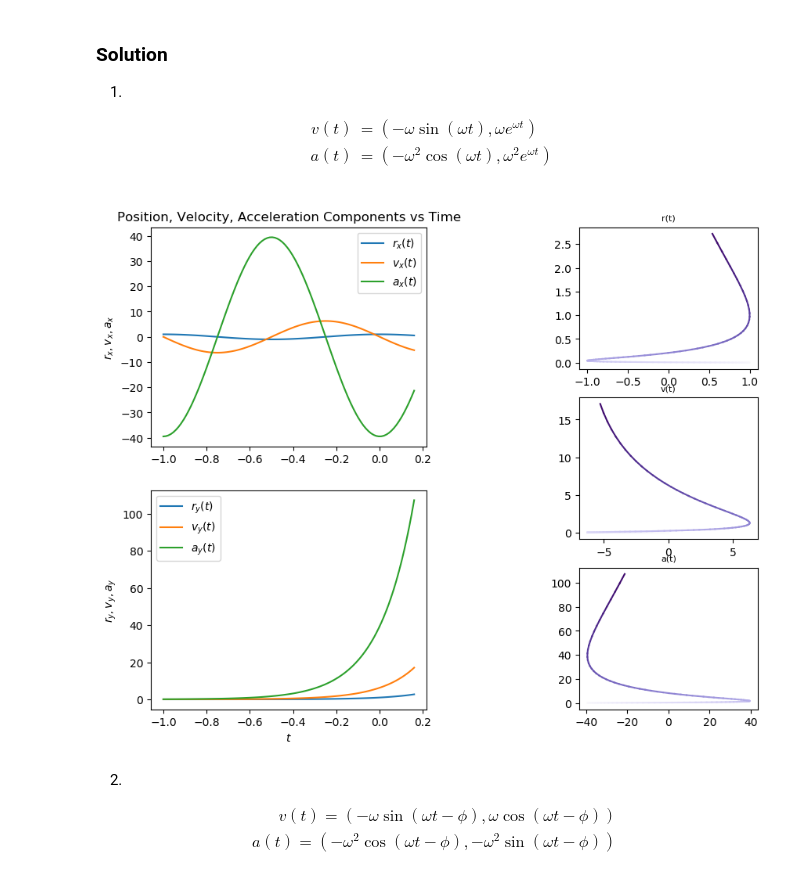
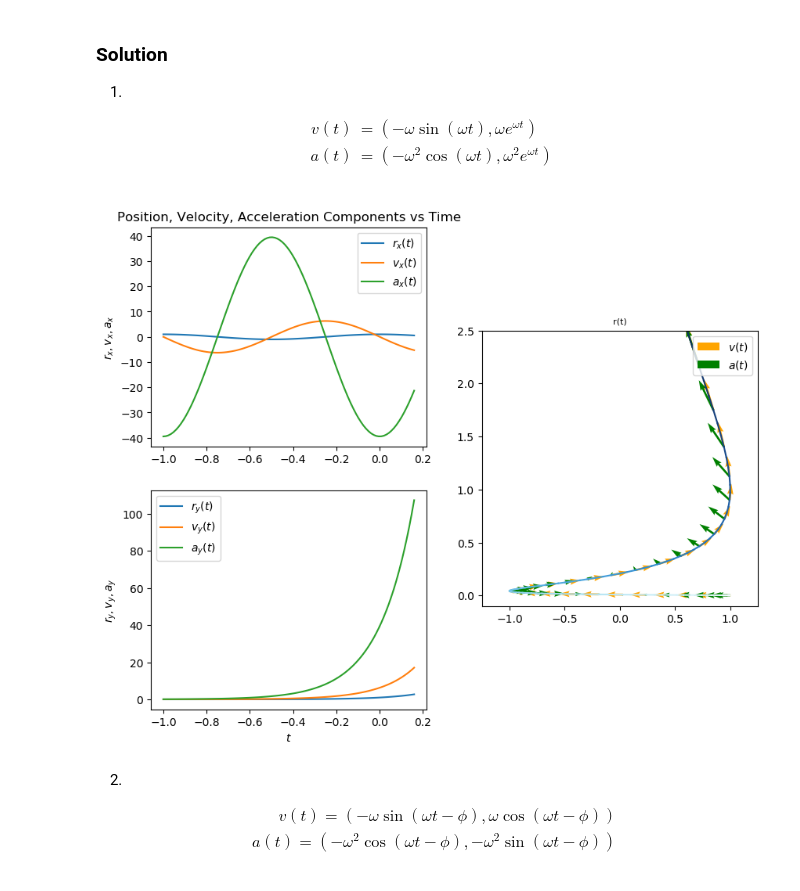
Before and after one commit to chaaland/classical-mechanics-ttm, a Jupyter notebook: Chapter2/Chapter2.ipynb, the cells around one changed output. Saved outputs shown, nothing was run; the diff lists cells and outputs as text; code cells hidden in the pictures.

```diff
--- a/Chapter2/Chapter2.ipynb
+++ b/Chapter2/Chapter2.ipynb
@@ -346,44 +349,45 @@ t_vals = LinRange(-1, 1/(2*pi), 100)
 omega = 2 * pi
 
 r_x = cos.(omega * t_vals);
 r_y = exp.(omega * t_vals);
 
 v_x = -omega * sin.(omega * t_vals);
 v_y = omega * exp.(omega * t_vals);
 
 a_x = -omega^2 * cos.(omega * t_vals);
 a_y = omega^2 * exp.(omega * t_vals);
 
 figure(figsize=(10,8))
 subplot(221)
 plot(t_vals, r_x, label=L"r_x(t)");
 plot(t_vals, v_x, label=L"v_x(t)");
 plot(t_vals, a_x, label=L"a_x(t)");
 title("Position, Velocity, Acceleration Components vs Time")
 ylabel(L"$r_x,v_x,a_x$");
 legend();
 
 subplot(223)
 plot(t_vals, r_y, label=L"r_y(t)");
 plot(t_vals, v_y, label=L"v_y(t)");
 plot(t_vals, a_y, label=L"a_y(t)");
 ylabel(L"$r_y,v_y,a_y$");
 xlabel(L"$t$");
 legend();
 
-subplot(333)
-plot_smooth_colors(r_x, r_y, "Purples")
+# subplot(324)
+subplot(122)
+plot_smooth_colors(r_x, r_y, "Blues")
+quiver(r_x[1:3:end], r_y[1:3:end], v_x[1:3:end], v_y[1:3:end], color="orange", label=L"$v(t)$")
+quiver(r_x[1:3:end], r_y[1:3:end], a_x[1:3:end], a_y[1:3:end], color="green", label=L"$a(t)$")
+gca().set_xlim([-1.25, 1.25])
+gca().set_ylim([-0.1, 2.5])
+x0,x1 = gca().get_xlim()
+y0,y1 = gca().get_ylim()
+gca().set_aspect(abs(x1-x0)/abs(y1-y0))
 title("r(t)", fontsize=8);
-
-subplot(336)
-plot_smooth_colors(v_x, v_y, "Purples")
-title("v(t)", fontsize=8);
-
-subplot(339)
-plot_smooth_colors(a_x, a_y, "Purples")
-title("a(t)", fontsize=8);
+legend(loc="upper right");
 # %% [output]
-[figure, old version]
+[figure, new version]
 # %% [markdown]
 2)
 $$
```
Also changed, not shown: parts of 23 cells of this notebook.
